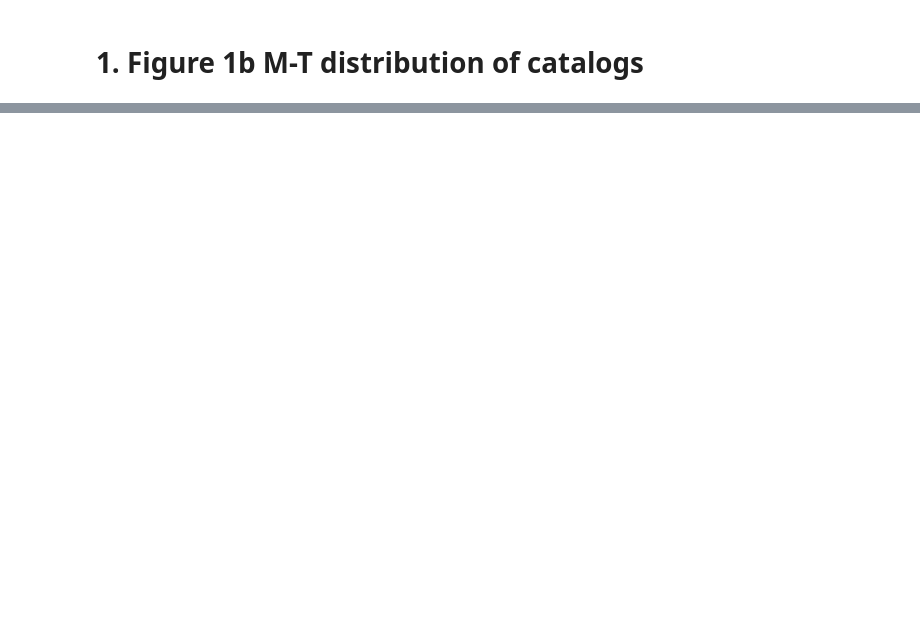
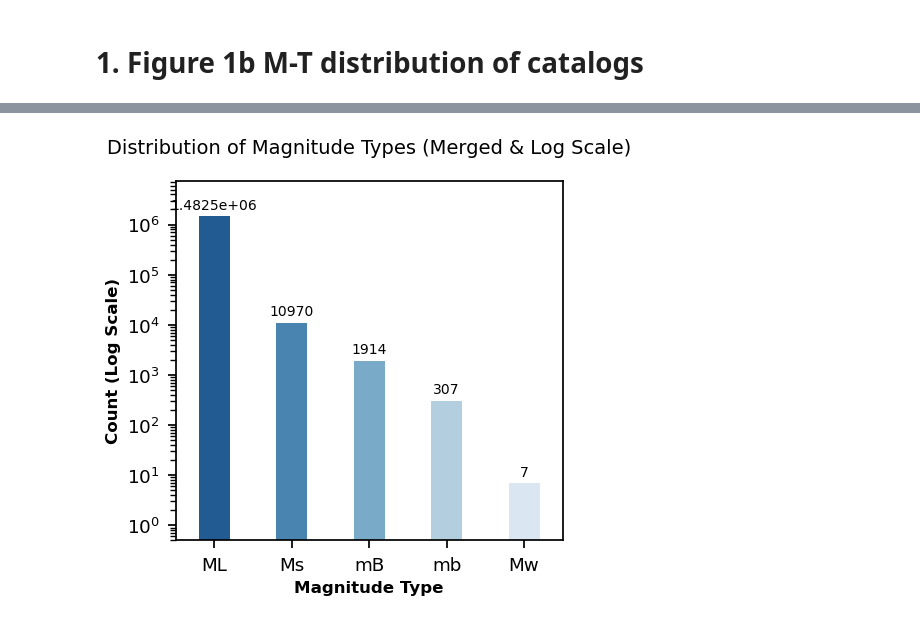
Before and after one commit to Chouyuhin/b-value, a Jupyter notebook: plotting/nonmapfig.ipynb, the cells around one changed output, grey strips where cells are left out. Cells and saved outputs as stored; diff of their text form; code cells hidden in the pictures; blank space fills up the shorter version.

```diff
--- a/plotting/nonmapfig.ipynb
+++ b/plotting/nonmapfig.ipynb
@@ -59,0 +125,82 @@ plt.show()
+# %%
+import pandas as pd
+import matplotlib.pyplot as plt
+import seaborn as sns
+
+# --- 1. 读取数据 ---
+# 假设文件名为 'catalog.txt'，且没有表头。
+# 如果有表头，请将 header=None 改为 header=0
+# sep='\s+' 表示以任意数量的空格作为分隔符
+file_path = '/Users/chouyuhin/_Harvard/b-value/b_value/catalogs/CENCcat-format.txt'
+
+# 读取数据，只读取我们需要的那一列，以节省内存
+# 假设倒数第二列是震级类型。由于不知道具体总列数，我们先读取前几行判断，或者读取所有列
+df = pd.read_csv(file_path, delim_whitespace=True, header=None, engine='python')
+
+# 获取倒数第二列的数据 (索引 -2)
+mag_types_raw = df.iloc[:, -2]
+
+
+print("读取成功！原始数据前5个值：")
+print(mag_types_raw.head().values)
+
+# ================= 2. 数据清洗 (合并同类项) =================
+# 将数据统一转为字符串，防止有数字混入
+mag_types = mag_types_raw.astype(str)
+print(mag_types_raw.unique())
+# 核心步骤：替换拼写不一致的类型
+# 常见的合并规则：
+# Ml -> ML (近震震级)
+# MS -> Ms (面波震级)
+# mB -> mb (体波震级，有时区分有时不区分，这里暂且保留或根据需要合并)
+replace_dict = {
+    'Ml': 'ML',
+    'ml': 'ML',
+    'MS': 'Ms',
+    'ms': 'Ms',
+
+
+
+}
+mag_types = mag_types.replace(replace_dict)
+
+# 统计数量
+type_counts = mag_types.value_counts()
+
+print("\n合并后的震级类型统计：")
+print(type_counts)
+
+# ================= 3. 绘图 (对数坐标 + 渐变蓝) =================
+# 设置风格
+sns.set_context("notebook", font_scale=1.2)
+fig = plt.figure(figsize=(5, 5))
+
+# 生成渐变色板 (根据类别的数量)
+palette = sns.color_palette("Blues_r", n_colors=len(type_counts))
+
+# 绘制柱状图
+ax = sns.barplot(x=type_counts.index, y=type_counts.values, palette=palette, width=0.4)
+
+# *** 关键：设置对数坐标 ***
+# 这样数量少的 Mw 和 Ms 也能显示出来，不会被 ML 压扁
+ax.set_yscale("log")
+
+# ================= 4. 美化标签 =================
+plt.xlabel('Magnitude Type', fontweight='bold', fontsize=12)
+plt.ylabel('Count (Log Scale)', fontweight='bold', fontsize=12)
+plt.title('Distribution of Magnitude Types (Merged & Log Scale)', fontsize=14, pad=20)
+
+# 在柱子上显示具体数值 (不使用科学计数法)
+for i in ax.containers:
+    # fmt='%g' 自动去除多余的0和小数点
+    ax.bar_label(i, padding=3, fmt='%g', fontsize=10)
+
+# 调整Y轴下限，防止对数坐标下数值为1的柱子显示不全
+ax.set_ylim(0.5, type_counts.max() * 5)
+
+# 去边框
+# sns.despine()
+fig.savefig('Fig1c_MagType.svg', dpi=600)
+plt.tight_layout()
+plt.show()
+# %% [output]
@@ -59,0 +222 @@ plt.show()
+[figure, added]
```
Also changed, not shown: parts of 3 cells of this notebook, 39 other files.
